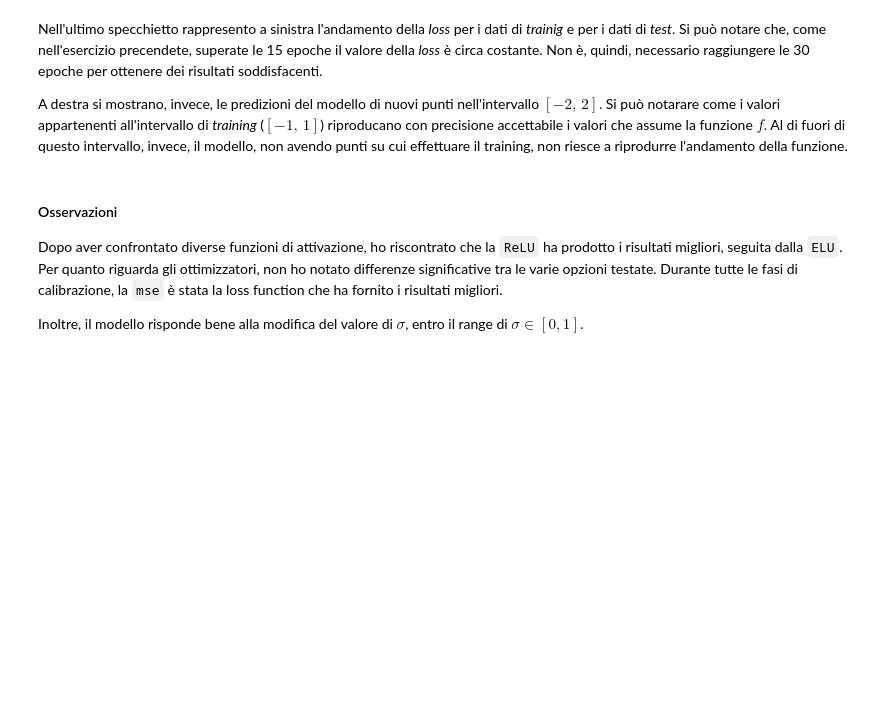
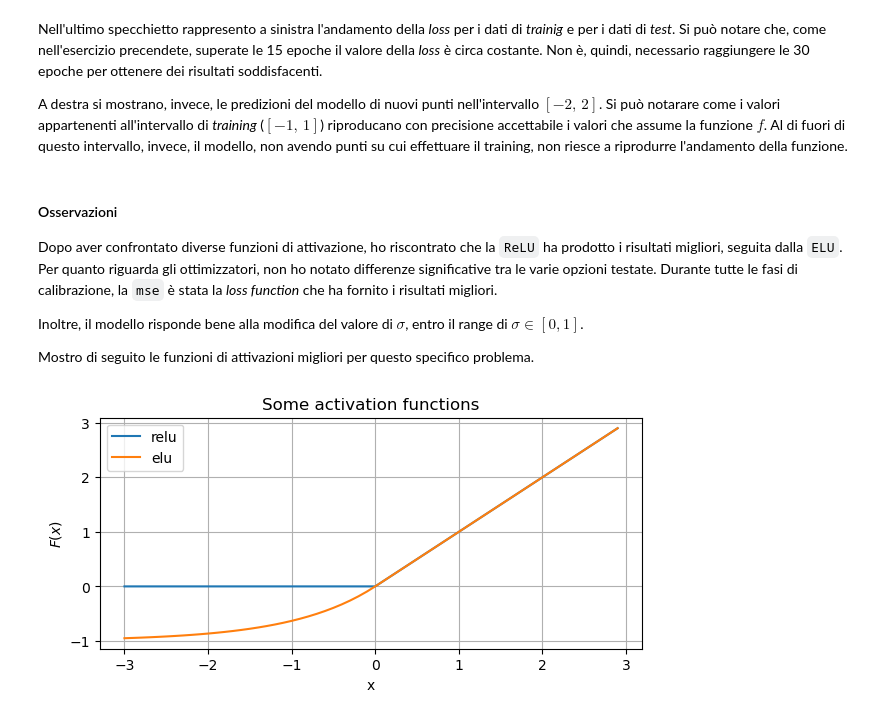
Before and after one commit to matteopicciolini/Numeric-Simulation-Laboratory, a Jupyter notebook: JupyterNotebooks/Exercises_11/Exercise_11.2.ipynb, the cells around one changed output. Saved outputs shown, nothing was run; the diff lists cells and outputs as text; code cells hidden in the pictures; blank space fills up the shorter version.

```diff
--- a/JupyterNotebooks/Exercises_11/Exercise_11.2.ipynb
+++ b/JupyterNotebooks/Exercises_11/Exercise_11.2.ipynb
@@ -221,6 +228,23 @@ A destra si mostrano, invece, le predizioni del modello di nuovi punti nell'inte
 # %% [markdown]
 #### Osservazioni
 
-Dopo aver confrontato diverse funzioni di attivazione, ho riscontrato che la `ReLU` ha prodotto i risultati migliori, seguita dalla `ELU`. Per quanto riguarda gli ottimizzatori, non ho notato differenze significative tra le varie opzioni testate. Durante tutte le fasi di calibrazione, la `mse` è stata la loss function che ha fornito i risultati migliori.
+Dopo aver confrontato diverse funzioni di attivazione, ho riscontrato che la `ReLU` ha prodotto i risultati migliori, seguita dalla `ELU`. Per quanto riguarda gli ottimizzatori, non ho notato differenze significative tra le varie opzioni testate. Durante tutte le fasi di calibrazione, la `mse` è stata la *loss function* che ha fornito i risultati migliori.
 
 Inoltre, il modello risponde bene alla modifica del valore di $\sigma$, entro il range di $\sigma \in \left[0, 1\right]$.
+
+Mostro di seguito le funzioni di attivazioni migliori per questo specifico problema.
+# %%
+plt.figure(figsize = (7, 3))
+
+plt.title("Some activation functions")
+x = np.arange(-3, 3, 0.1)
+plt.plot(x, backend.eval(activations.relu(x)), label = 'relu')
+plt.plot(x, backend.eval(activations.elu(x)), label = 'elu')
+plt.grid(True)
+plt.xlabel('x')
+plt.ylabel('$F(x)$')
+plt.legend()
+
+plt.show()
+# %% [output]
+[figure, added]
```
Also changed, not shown: parts of 5 cells of this notebook, 1 other file.
